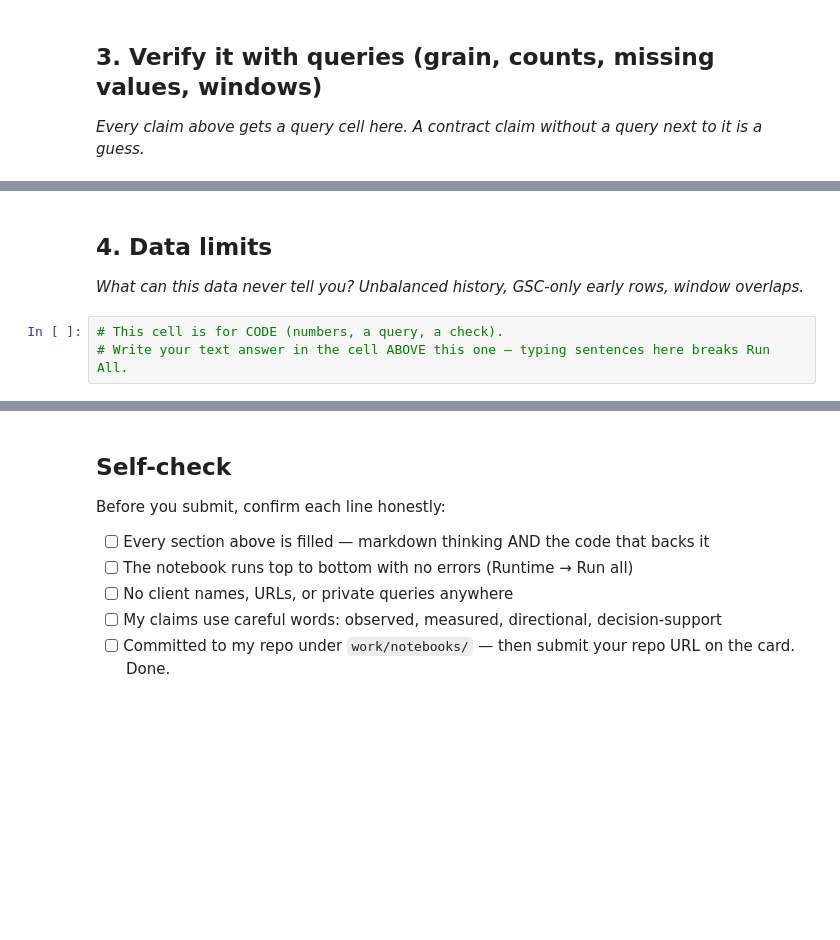
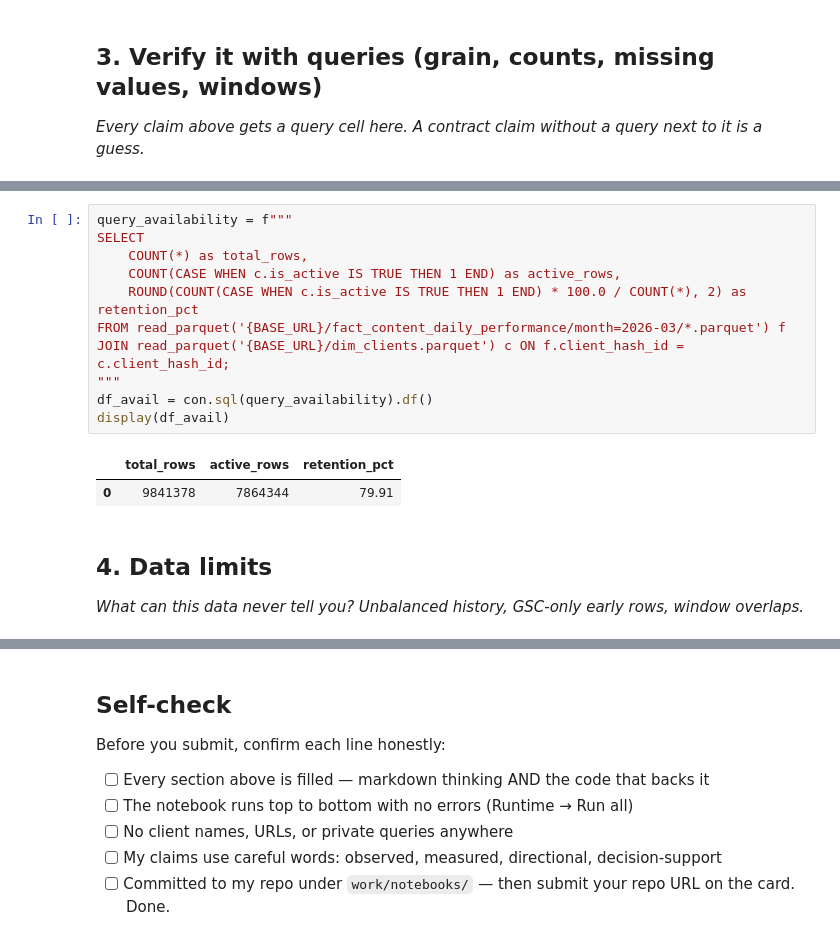
Before and after one commit to Ammara-Hussain/flyrank-internship-assignments, a Jupyter notebook: work/notebooks/w03_data_contract.ipynb, the cells around one changed output, grey strips where cells are left out. Drawn from its saved outputs; the diff is of its cells as text; blank space fills up the shorter version.

```diff
--- a/work/notebooks/w03_data_contract.ipynb
+++ b/work/notebooks/w03_data_contract.ipynb
@@ -30,7 +86,18 @@ This skeleton is yours to fill. Work the sections **in order** — each one has
+# %%
+query_availability = f"""
+SELECT
+    COUNT(*) as total_rows,
+    COUNT(CASE WHEN c.is_active IS TRUE THEN 1 END) as active_rows,
+    ROUND(COUNT(CASE WHEN c.is_active IS TRUE THEN 1 END) * 100.0 / COUNT(*), 2) as retention_pct
+FROM read_parquet('{BASE_URL}/fact_content_daily_performance/month=2026-03/*.parquet') f
+JOIN read_parquet('{BASE_URL}/dim_clients.parquet') c ON f.client_hash_id = c.client_hash_id;
+"""
+df_avail = con.sql(query_availability).df()
+display(df_avail)
+# %% [output]
+|  | total_rows | active_rows | retention_pct |
+| 0 | 9841378 | 7864344 | 79.91 |
 # %% [markdown]
 ## 4. Data limits
 
 *What can this data never tell you? Unbalanced history, GSC-only early rows, window overlaps.*
-# %%
-# This cell is for CODE (numbers, a query, a check).
-# Write your text answer in the cell ABOVE this one — typing sentences here breaks Run All.
```
Also changed, not shown: parts of 8 cells of this notebook.
